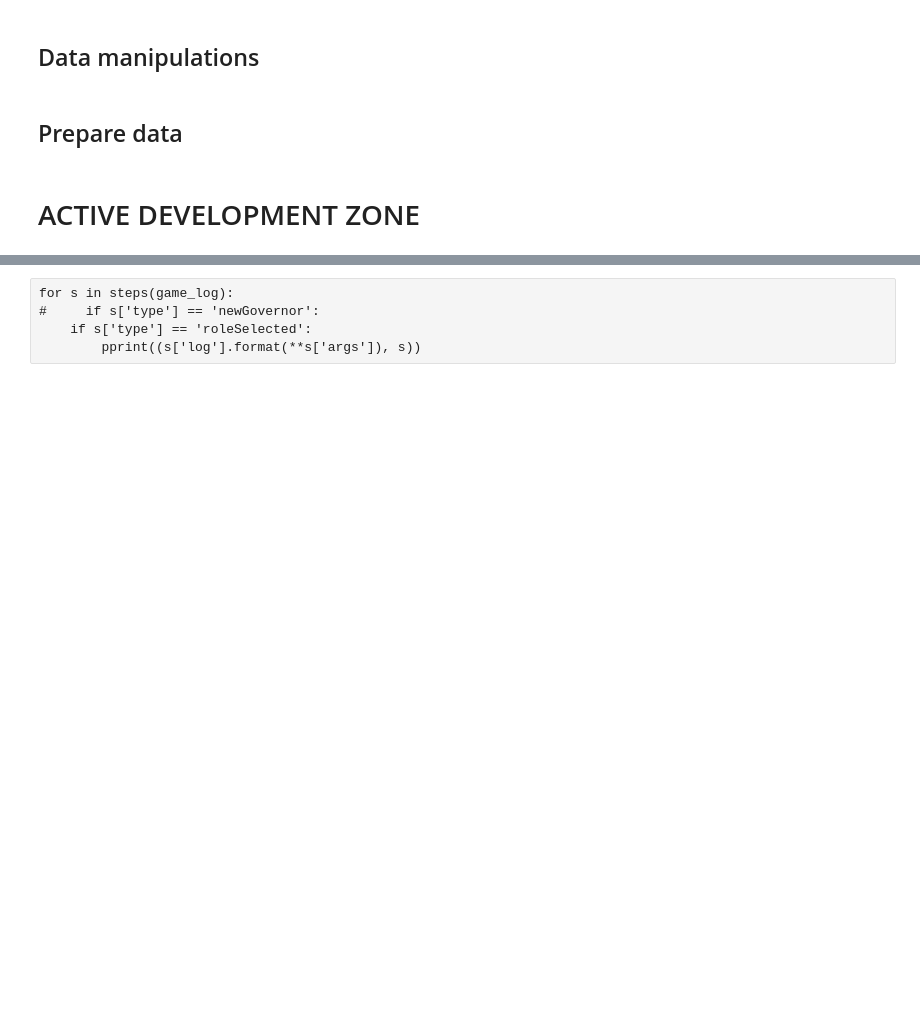
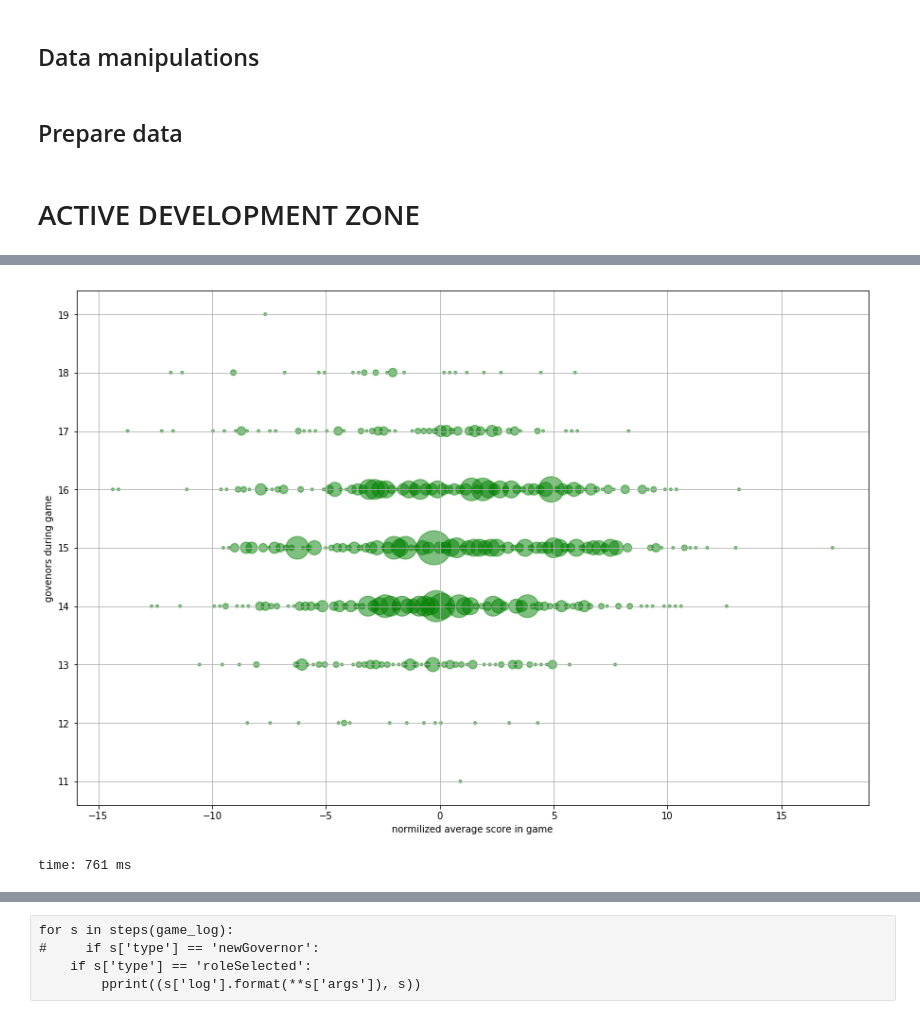
Before and after one commit to xiwix/binder, a Jupyter notebook: bga.puertorico.analyze.ipynb, the cells around one changed output, grey strips where cells are left out. Drawn from its saved outputs; the diff is of its cells as text; code cells hidden in the pictures; blank space fills up the shorter version.

```diff
--- a/bga.puertorico.analyze.ipynb
+++ b/bga.puertorico.analyze.ipynb
@@ -262,0 +279,13 @@ pprint([s for s in stats if s['table']['stats']['2'] < 5][:10], depth=3, width=1
+# %%
+sta_2 = sta_ - gov_*trend[0] - trend[1]
+
+fig, ax = plt.subplots()
+ax.scatter(sta_2, gov_, s=sz, c='g', alpha=.5)
+ax.grid(True)
+ax.set_xlabel('normilized average score in game')
+ax.set_ylabel('govenors during game')
+
+plt.show()
+# %% [output]
+[figure, added]
+time: 761 ms
```
Also changed, not shown: parts of 15 cells of this notebook.
